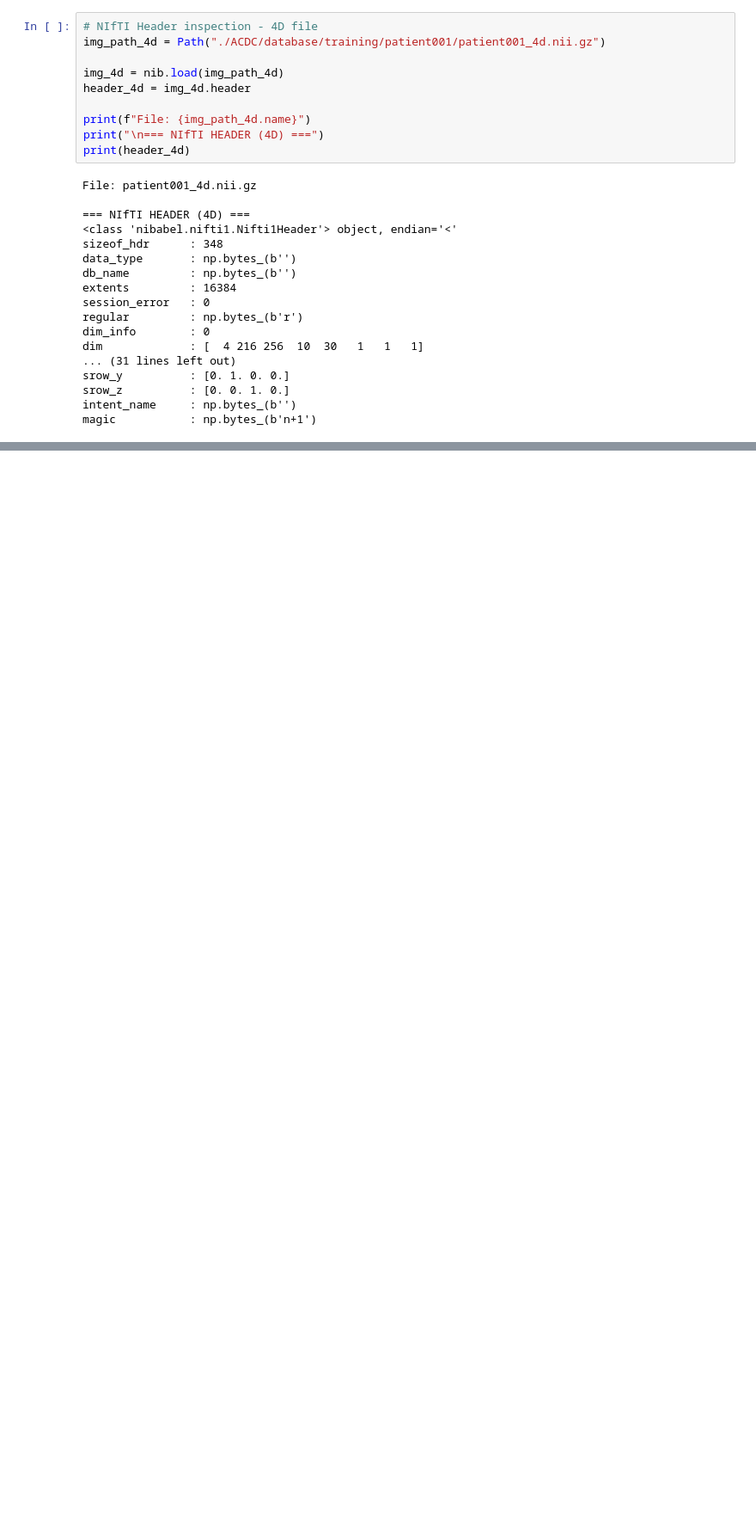
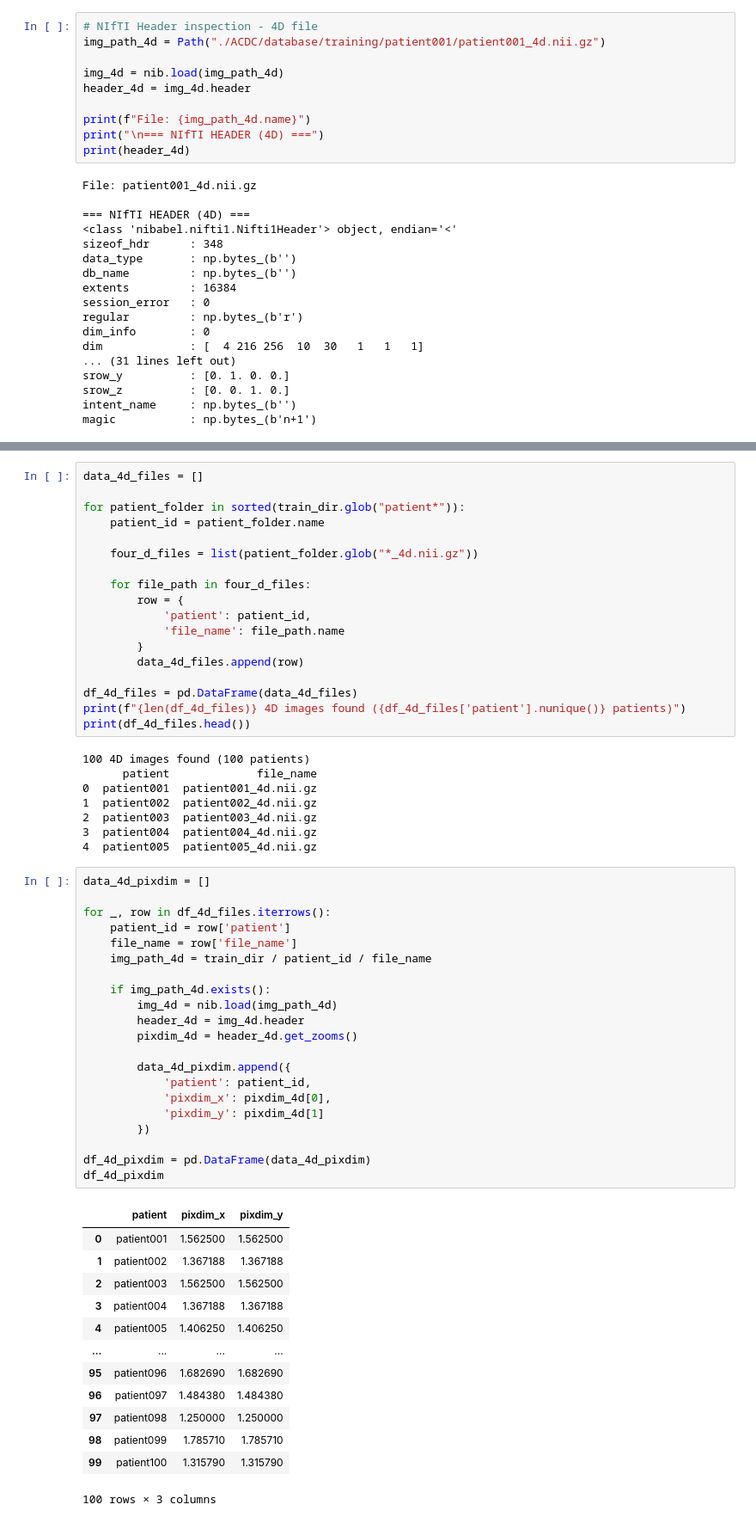
Before and after one commit to MarkoHaralovic/acdc_challenge, a Jupyter notebook: acdc_data_exploration.ipynb, the cells around one changed output, grey strips where cells are left out. Shown at 86% size. Cells and saved outputs as stored; diff of their text form; blank space fills up the shorter version.

```diff
--- a/acdc_data_exploration.ipynb
+++ b/acdc_data_exploration.ipynb
@@ -216,3 +216,64 @@ HCM    20  (hypertrophic cardiomyopathy)
 MINF   20  (myocardial infarction)
 NOR    20  (Normal)
 RV     20  (abnormal right ventricle)
+# %%
+data_4d_files = []
+
+for patient_folder in sorted(train_dir.glob("patient*")):
+    patient_id = patient_folder.name
+
+    four_d_files = list(patient_folder.glob("*_4d.nii.gz"))
+
+    for file_path in four_d_files:
+        row = {
+            'patient': patient_id,
+            'file_name': file_path.name
+        }
+        data_4d_files.append(row)
+
+df_4d_files = pd.DataFrame(data_4d_files)
+print(f"{len(df_4d_files)} 4D images found ({df_4d_files['patient'].nunique()} patients)")
+print(df_4d_files.head())
+# %% [output]
+100 4D images found (100 patients)
+      patient             file_name
+0  patient001  patient001_4d.nii.gz
+1  patient002  patient002_4d.nii.gz
+2  patient003  patient003_4d.nii.gz
+3  patient004  patient004_4d.nii.gz
+4  patient005  patient005_4d.nii.gz
+# %%
+data_4d_pixdim = []
+
+for _, row in df_4d_files.iterrows():
+    patient_id = row['patient']
+    file_name = row['file_name']
+    img_path_4d = train_dir / patient_id / file_name
+
+    if img_path_4d.exists():
+        img_4d = nib.load(img_path_4d)
+        header_4d = img_4d.header
+        pixdim_4d = header_4d.get_zooms()
+
+        data_4d_pixdim.append({
+            'patient': patient_id,
+            'pixdim_x': pixdim_4d[0],
+            'pixdim_y': pixdim_4d[1]
+        })
+
+df_4d_pixdim = pd.DataFrame(data_4d_pixdim)
+df_4d_pixdim
+# %% [output]
+|  | patient | pixdim_x | pixdim_y |
+| 0 | patient001 | 1.562500 | 1.562500 |
+| 1 | patient002 | 1.367188 | 1.367188 |
+| 2 | patient003 | 1.562500 | 1.562500 |
+| 3 | patient004 | 1.367188 | 1.367188 |
+| 4 | patient005 | 1.406250 | 1.406250 |
+| ... | ... | ... | ... |
+| 95 | patient096 | 1.682690 | 1.682690 |
+| 96 | patient097 | 1.484380 | 1.484380 |
+| 97 | patient098 | 1.250000 | 1.250000 |
+| 98 | patient099 | 1.785710 | 1.785710 |
+| 99 | patient100 | 1.315790 | 1.315790 |
+100 rows × 3 columns
```
Also changed, not shown: parts of 2 cells of this notebook.
